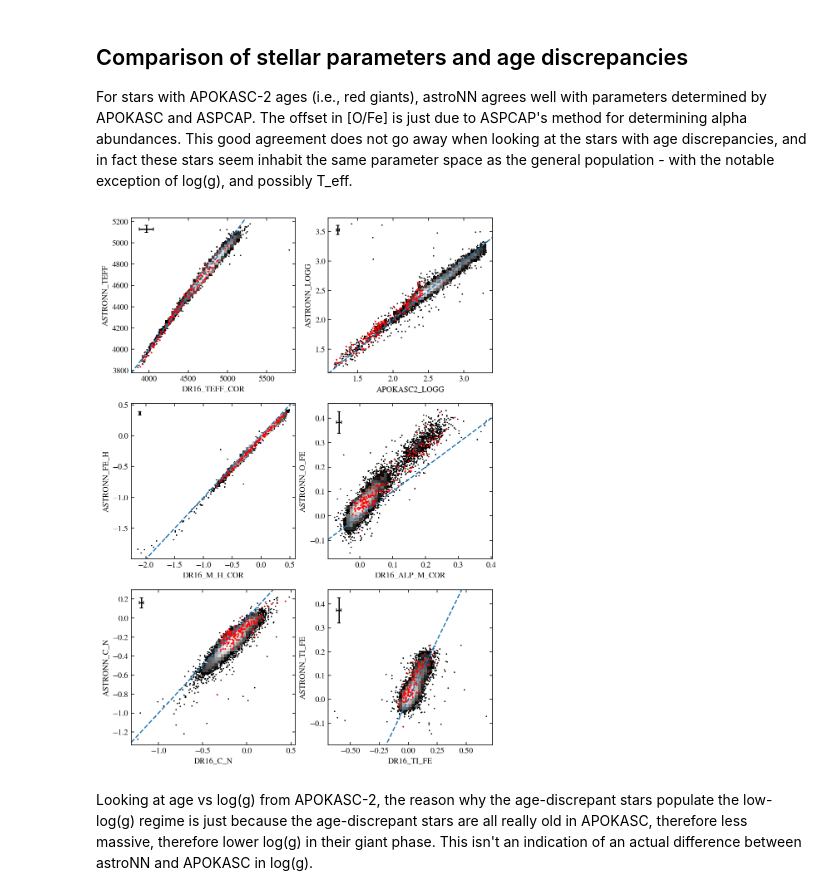
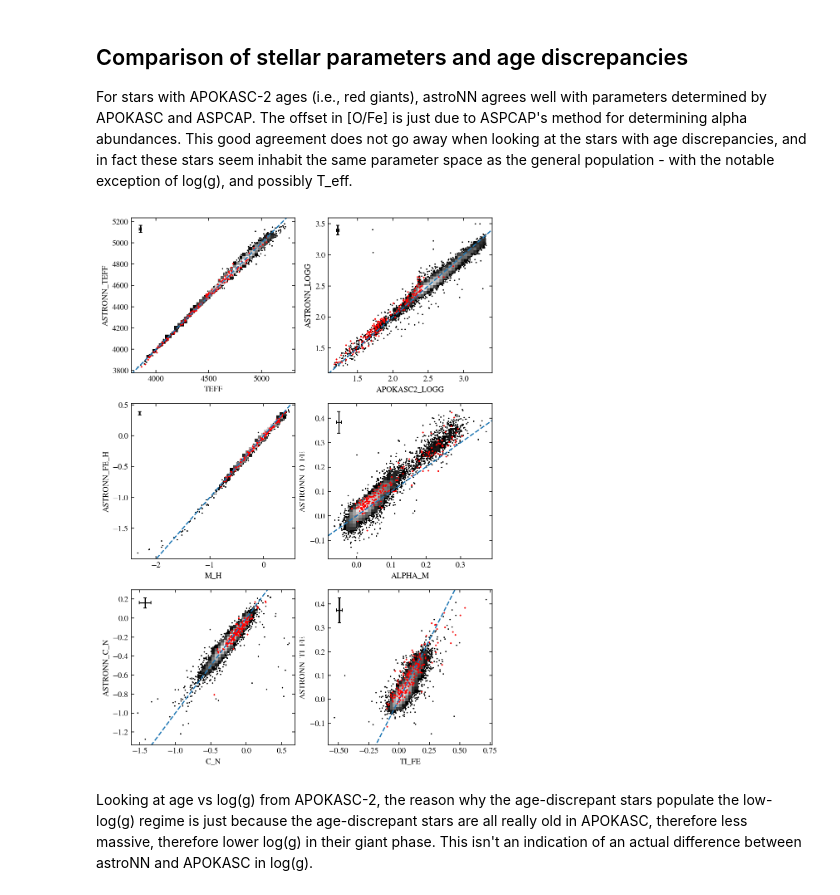
Before and after one commit to lodubay/first-year-project, a Jupyter notebook: compare_ages.ipynb, the cells around one changed output. Saved outputs shown, nothing was run; the diff lists cells and outputs as text; code cells hidden in the pictures.

```diff
--- a/compare_ages.ipynb
+++ b/compare_ages.ipynb
@@ -31,9 +27,12 @@ Done!
+# %%
+data_file = 'C:\\Users\\dubay.11\\OneDrive - The Ohio State University\\Documents\\Docs\\First Year Project\\Data\\dr17_cut_data.csv'
+data = pd.read_csv(data_file)
 # %% [markdown]
 ## Finding targets with discrepant ages
 
 A number of stars in the astroNN catalog have reported ages which differ greatly from the APOKASC-2 asteroseismic ages. Comparing the two ages here, it seems that a cut of (astroNN age - APOKASC age) < -5 Gyr distinguishes the truly discrepant ages from the intrinsic scatter about 0. Most of these stars have ages > 10 Gyr in the APOKASC catalog. According to Mackereth+ 2019, the neural net relies heavily on C and N bands, and its accuracy breaks down above 10 Gyr. In Figure A1, they show that astroNN severly underestimates ages above 10 Gyr, and also slightly overestimates ages for the youngest stars.
 # %%
-ages, low_age = get_discrepant_ages(stellar_params, diff_cut=-5)
+ages, low_age = get_discrepant_ages(data, diff_cut=-5)
 low_age.to_csv('age_discrep.csv')
 
 # APOKASC age vs astroNN age
@@ -101,38 +100,38 @@ For stars with APOKASC-2 ages (i.e., red giants), astroNN agrees well with param
 # %%
 def compare_aspcap_astronn(ax, col1, col2, errcol1=None, errcol2=None,
                            errloc='upper left', outlier_label=None, legend_loc='best'):
     # Compare the same quantity from APOKASC-2/ASPCAP and astroNN
     if not errcol1:
         errcol1 = col1 + '_ERR'
     if not errcol2:
         errcol2 = col2 + '_ERR'
     scatter_hist(ax, ages[col1], ages[col2])
     ax.scatter(low_age[col1], low_age[col2], c='r', s=1, label=outlier_label)
     xlim = ax.get_xlim()
     ylim = ax.get_ylim()
     ax.plot(xlim, xlim, linestyle='--')
     plot_rms_err(ax, ages[errcol1].dropna(), ages[errcol2].dropna(), loc=errloc)
     ax.set_xlabel(col1)
     ax.set_ylabel(col2)
     if outlier_label != None:
         ax.legend(loc=legend_loc)
 
 fig, axs = plt.subplots(3, 2, figsize=(8, 12))
 ax = axs[0,0]
-compare_aspcap_astronn(ax, 'DR16_TEFF_COR', 'ASTRONN_TEFF')
+compare_aspcap_astronn(ax, 'TEFF', 'ASTRONN_TEFF')
 ax = axs[0,1]
 compare_aspcap_astronn(ax, 'APOKASC2_LOGG', 'ASTRONN_LOGG', errcol1='APOKASC2_LOGG_RANERR')
 ax = axs[1,0]
-compare_aspcap_astronn(ax, 'DR16_M_H_COR', 'ASTRONN_FE_H')
+compare_aspcap_astronn(ax, 'M_H', 'ASTRONN_FE_H')
 ax = axs[1,1]
-compare_aspcap_astronn(ax, 'DR16_ALP_M_COR', 'ASTRONN_O_FE')
+compare_aspcap_astronn(ax, 'ALPHA_M', 'ASTRONN_O_FE')
 ax = axs[2,0]
-compare_aspcap_astronn(ax, 'DR16_C_N', 'ASTRONN_C_N')
+compare_aspcap_astronn(ax, 'C_N', 'ASTRONN_C_N')
 ax = axs[2,1]
-compare_aspcap_astronn(ax, 'DR16_TI_FE', 'ASTRONN_TI_FE')
+compare_aspcap_astronn(ax, 'TI_FE', 'ASTRONN_TI_FE')
 plt.show()
 # %% [output]
-[figure, old version]
+[figure, new version]
 # %% [markdown]
 Looking at age vs log(g) from APOKASC-2, the reason why the age-discrepant stars populate the low-log(g) regime is just because the age-discrepant stars are all really old in APOKASC, therefore less massive, therefore lower log(g) in their giant phase. This isn't an indication of an actual difference between astroNN and APOKASC in log(g).
 # %%
```
Also changed, not shown: parts of 7 cells of this notebook, 3 other files.
